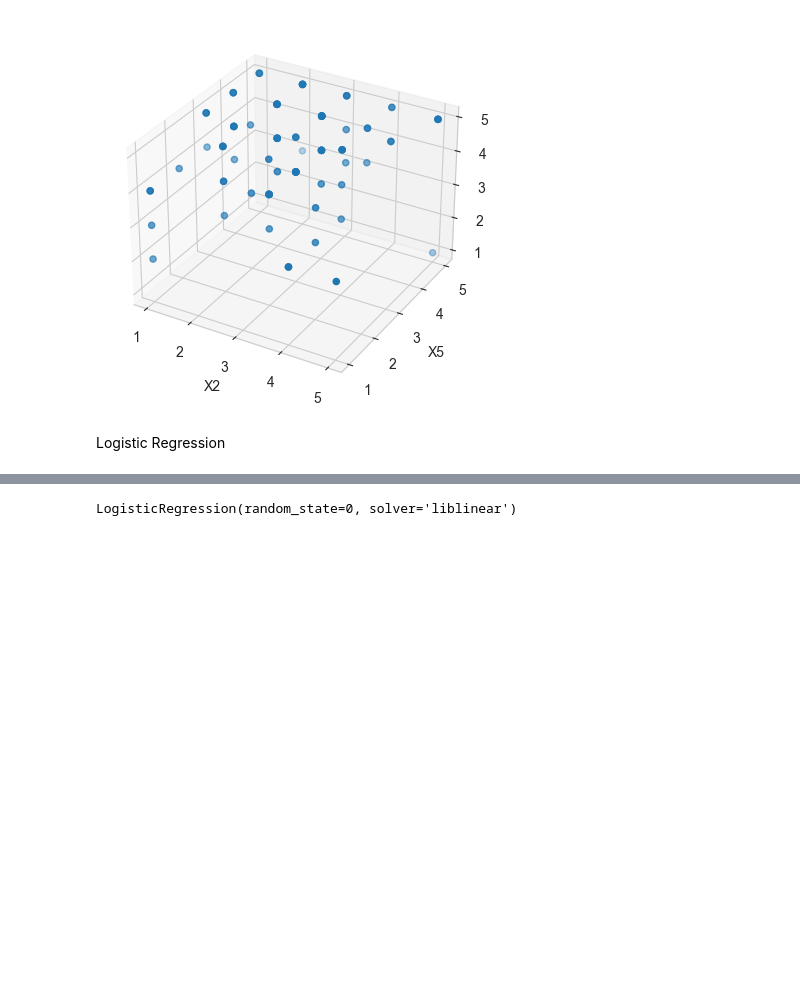
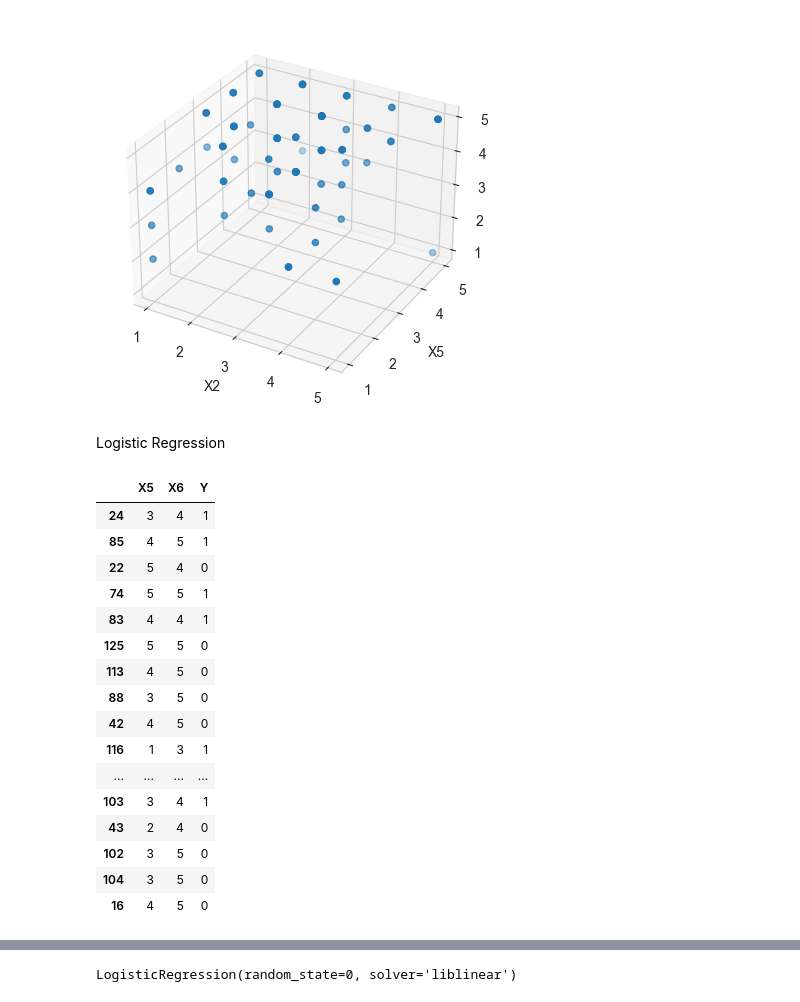
Before and after one commit to pranav-netizen/GzHmM9Jpdpfq0fdG, a Jupyter notebook: first-project-apziva.ipynb, the cells around one changed output, grey strips where cells are left out. Cells and saved outputs as stored; diff of their text form; code cells hidden in the pictures; blank space fills up the shorter version.

```diff
--- a/first-project-apziva.ipynb
+++ b/first-project-apziva.ipynb
@@ -178,3 +180,26 @@ y = data['Y']
 
 
 X_train, X_test, y_train, y_test = train_test_split(X, y, test_size = 0.2, random_state = 0)
+# %%
+X_test_df = pd.DataFrame(X_test)
+y_test_df = pd.DataFrame(y_test)
+test_df = pd.concat([X_test_df, y_test_df], axis=1)
+test_df
+# %% [output]
+|  | X5 | X6 | Y |
+| 24 | 3 | 4 | 1 |
+| 85 | 4 | 5 | 1 |
+| 22 | 5 | 4 | 0 |
+| 74 | 5 | 5 | 1 |
+| 83 | 4 | 4 | 1 |
+| 125 | 5 | 5 | 0 |
+| 113 | 4 | 5 | 0 |
+| 88 | 3 | 5 | 0 |
+| 42 | 4 | 5 | 0 |
+| 116 | 1 | 3 | 1 |
+| ... | ... | ... | ... |
+| 103 | 3 | 4 | 1 |
+| 43 | 2 | 4 | 0 |
+| 102 | 3 | 5 | 0 |
+| 104 | 3 | 5 | 0 |
+| 16 | 4 | 5 | 0 |
```
Also changed, not shown: parts of 15 cells of this notebook.
